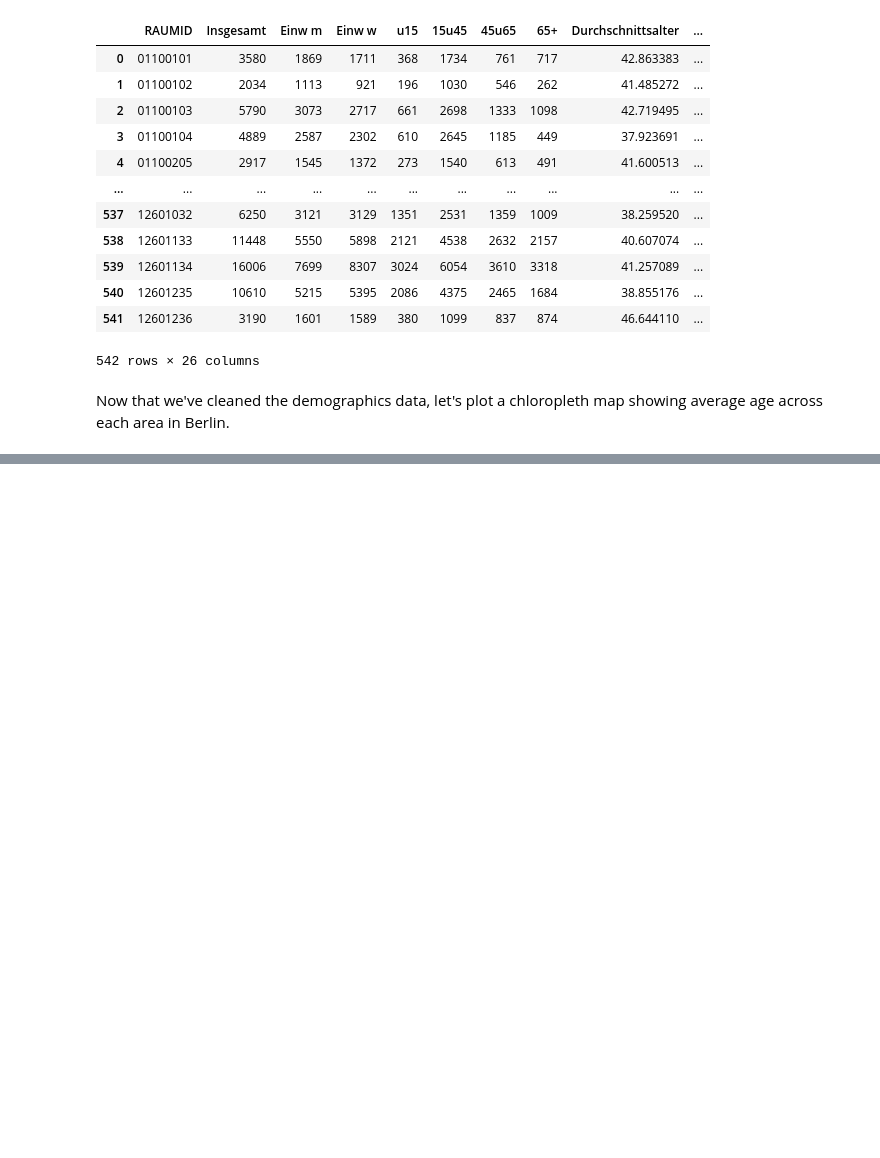
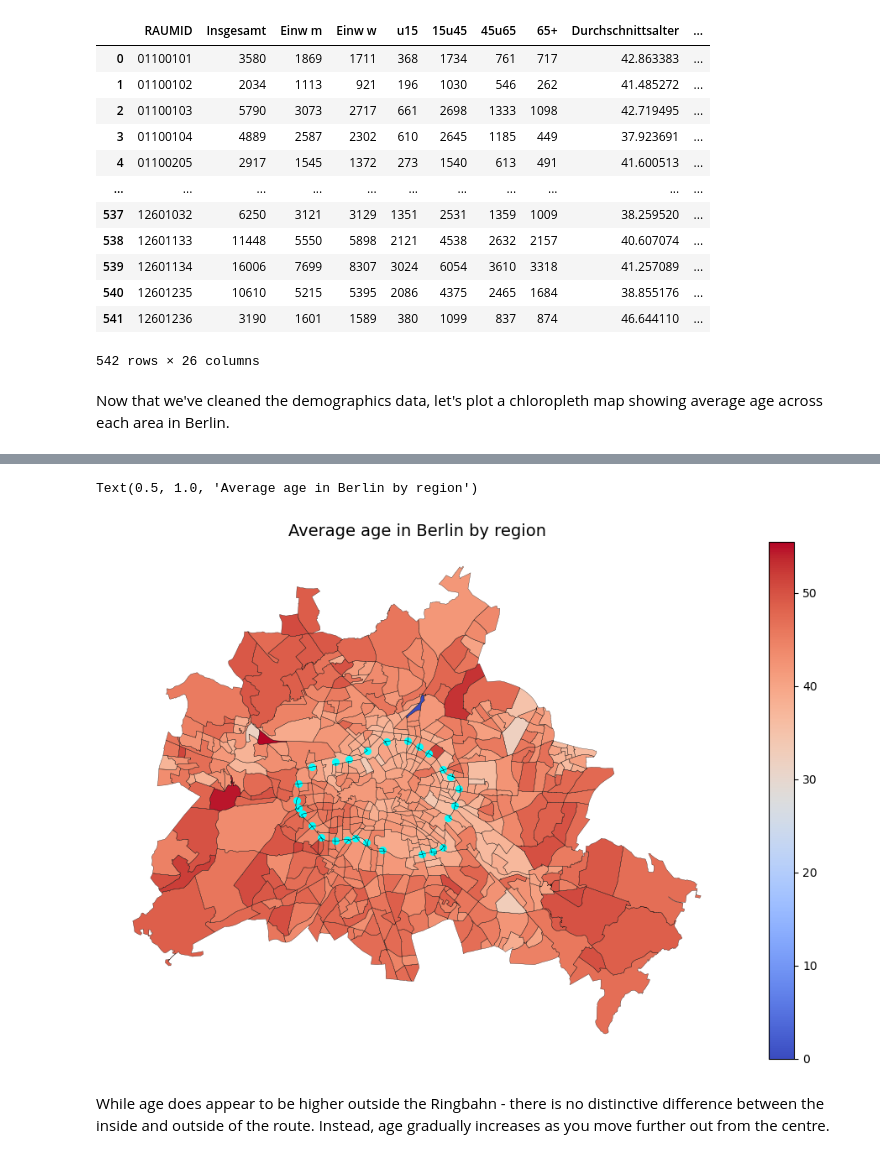
Before and after one commit to aedpluto/berlin-transport, a Jupyter notebook: python-analysis/mapping-berlin.ipynb, the cells around one changed output, grey strips where cells are left out. Drawn from its saved outputs; the diff is of its cells as text; code cells hidden in the pictures; blank space fills up the shorter version.

```diff
--- a/python-analysis/mapping-berlin.ipynb
+++ b/python-analysis/mapping-berlin.ipynb
@@ -447,0 +447,7 @@ This suggests that average age is higher further outside the city centre. Let's
+# %%
+# create a subset of the stations df containing just the Ringbahn
+subsetRingbahnStations, subsetRingbahnRoute = extractTrainline(stations, routes, "S42")
+
+# create a GeoDataFrame with the Ringbahn latitudes and longitudes
+geopd_latslongs = gpd.GeoDataFrame(subsetRingbahnStations, geometry=gpd.points_from_xy(subsetRingbahnStations.longitude, subsetRingbahnStations.latitude))
+geopd_latslongs.head()
@@ -447,0 +461,28 @@ This suggests that average age is higher further outside the city centre. Let's
+# %%
+# change map projection for both the chloropleth map and the lats/longs
+merged = merged.to_crs(epsg=4326)
+geopd_latslongs = geopd_latslongs.set_crs(epsg=4326)
+
+# plot map of average age like before
+fig, ax = plt.subplots(figsize=(12, 8))
+
+merged.plot(
+    column="Durchschnittsalter", # demographic variable
+    cmap="coolwarm",
+    legend=True,
+    ax=ax
+)
+
+merged.boundary.plot(ax=ax, color="black", linewidth=0.2)
+
+# plot stations on the Ringbahn
+geopd_latslongs.plot(ax=ax, color="cyan", markersize=30)
+
+# add title and remove border
+ax.set_axis_off()
+ax.set_title("Average age in Berlin by region", fontsize=14)
+# %% [output]
+Text(0.5, 1.0, 'Average age in Berlin by region')
+[figure, added]
+# %% [markdown]
+While age does appear to be higher outside the Ringbahn - there is no distinctive difference between the inside and outside of the route. Instead, age gradually increases as you move further out from the centre.
```
Also changed, not shown: parts of 4 cells of this notebook.
